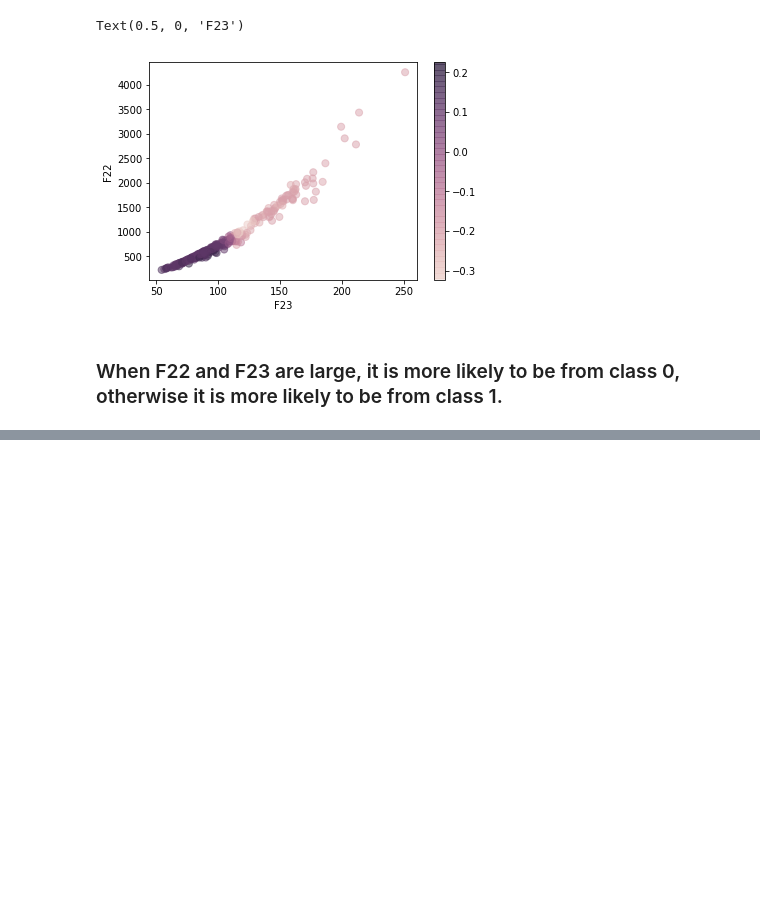
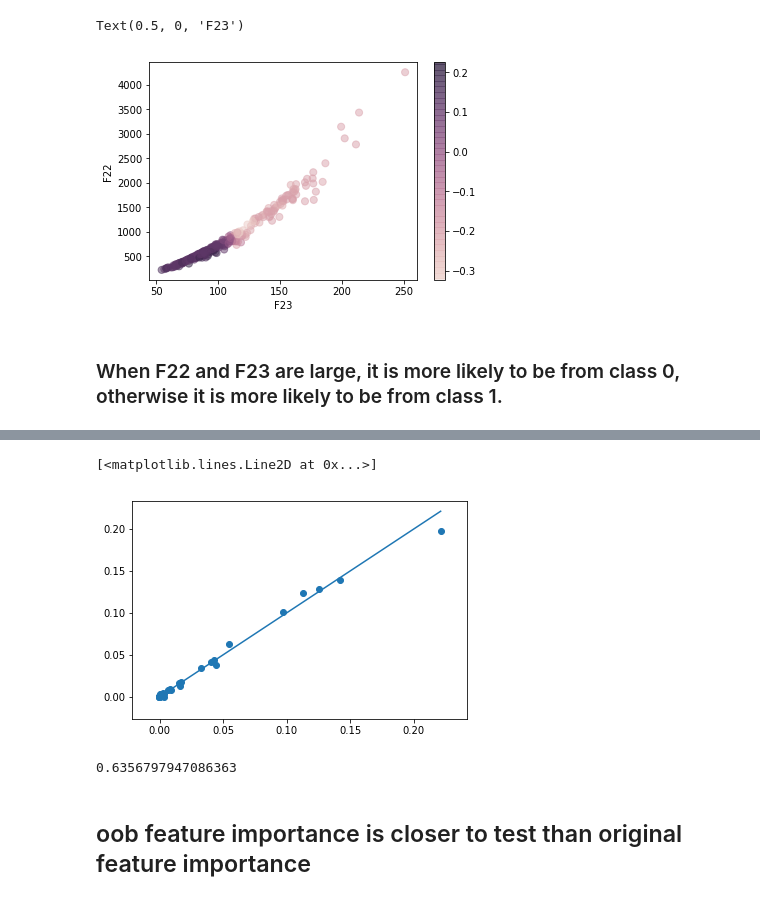
Before and after one commit to shifwang/RFmicroscope, a Jupyter notebook: demos/breast_cancer_example.ipynb, the cells around one changed output, grey strips where cells are left out. Drawn from its saved outputs; the diff is of its cells as text; code cells hidden in the pictures; blank space fills up the shorter version.

```diff
--- a/demos/breast_cancer_example.ipynb
+++ b/demos/breast_cancer_example.ipynb
@@ -95,0 +96,12 @@ plt.plot([0, max(out)], [0, max(out)])
+# %%
+plt.scatter(out, test_feature_importance, marker = 'o')
+plt.plot([0, max(out)], [0, max(out)])
+# %% [output]
+[<matplotlib.lines.Line2D at 0x...>]
+[figure, added]
+# %%
+np.sum((out - test_feature_importance) ** 2) / np.sum((rf.feature_importances_ - test_feature_importance) ** 2)
+# %% [output]
+0.6356797947086363
+# %% [markdown]
+## oob feature importance is closer to test than original feature importance
```
Also changed, not shown: parts of 5 cells of this notebook, 1 other file.
